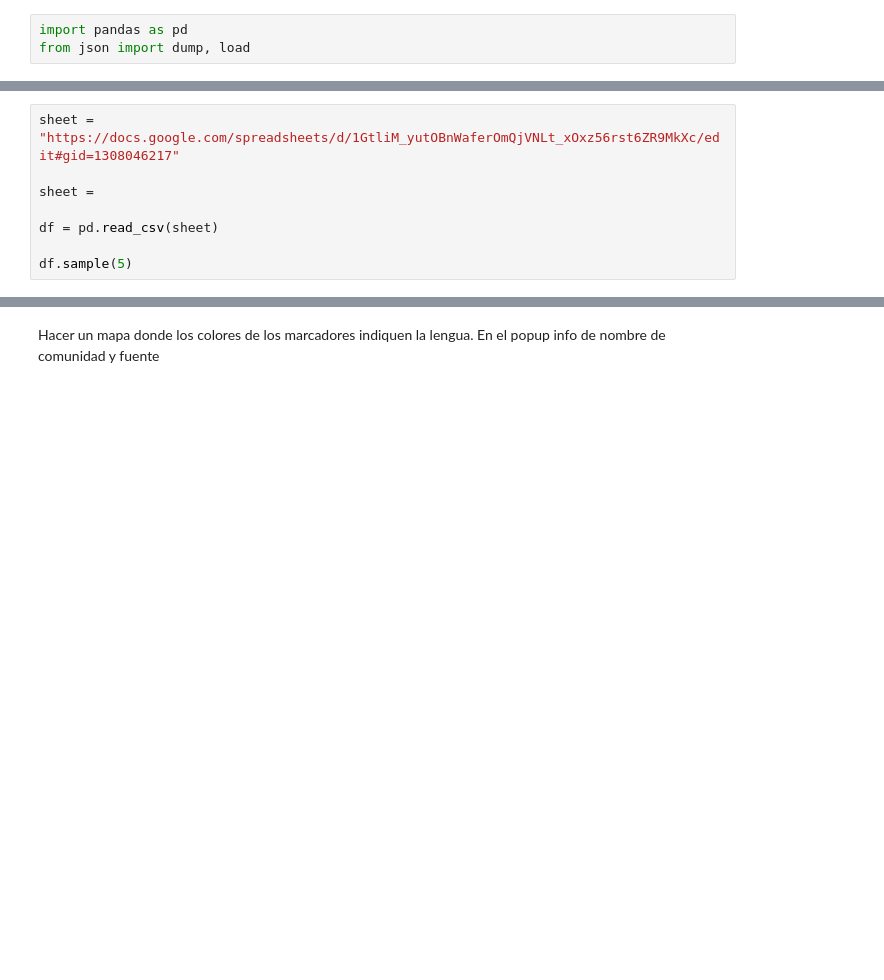
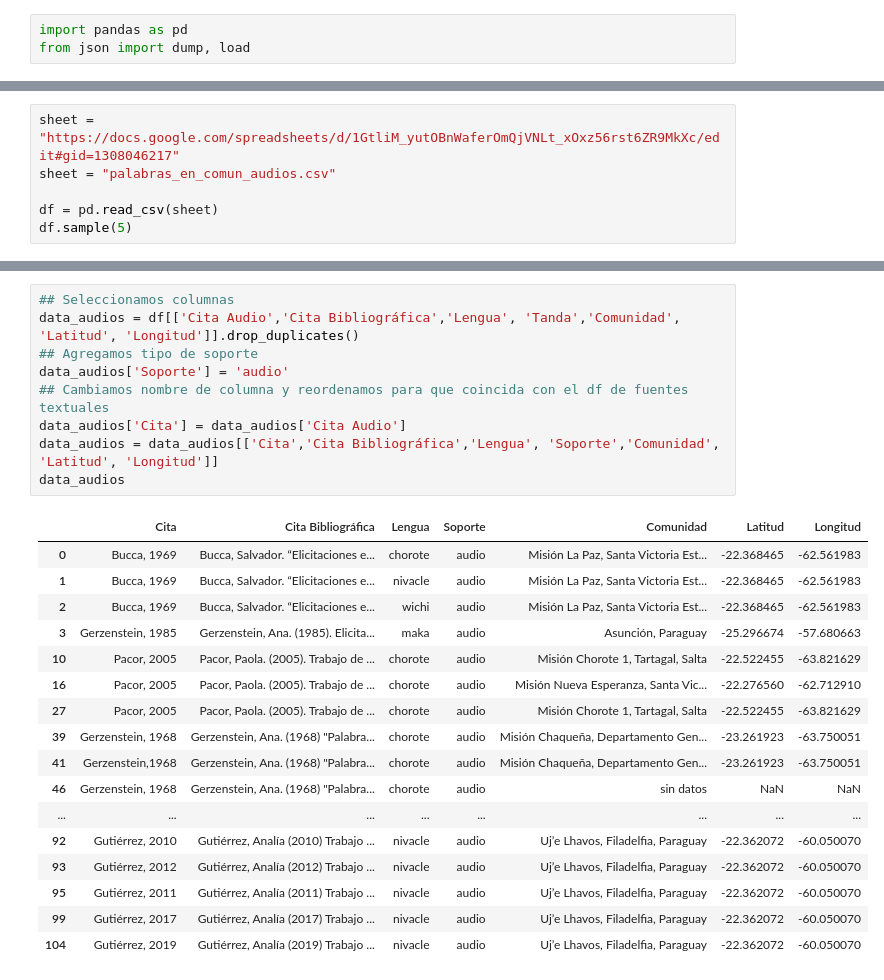
Before and after one commit to nidiah/PICT-2020, a Jupyter notebook: update_source_map.ipynb, the cells around one changed output, grey strips where cells are left out. Saved outputs shown, nothing was run; the diff lists cells and outputs as text; blank space fills up the shorter version.

```diff
--- a/update_source_map.ipynb
+++ b/update_source_map.ipynb
@@ -15,8 +24,6 @@ from json import dump, load
 # %%
 sheet = "https://docs.google.com/spreadsheets/d/1GtliM_yutOBnWaferOmQjVNLt_xOxz56rst6ZR9MkXc/edit#gid=1308046217"
-
-sheet =
+sheet = "palabras_en_comun_audios.csv"
 
 df = pd.read_csv(sheet)
-
 df.sample(5)
@@ -23,2 +38,27 @@ df.sample(5)
-# %% [markdown]
-Hacer un mapa donde los colores de los marcadores indiquen la lengua. En el popup info de nombre de comunidad y fuente
+# %%
+## Seleccionamos columnas
+data_audios = df[['Cita Audio','Cita Bibliográfica','Lengua', 'Tanda','Comunidad', 'Latitud', 'Longitud']].drop_duplicates()
+## Agregamos tipo de soporte
+data_audios['Soporte'] = 'audio'
+## Cambiamos nombre de columna y reordenamos para que coincida con el df de fuentes textuales
+data_audios['Cita'] = data_audios['Cita Audio']
+data_audios = data_audios[['Cita','Cita Bibliográfica','Lengua', 'Soporte','Comunidad', 'Latitud', 'Longitud']]
+data_audios
+# %% [output]
+|  | Cita | Cita Bibliográfica | Lengua | Soporte | Comunidad | Latitud | Longitud |
+| 0 | Bucca, 1969 | Bucca, Salvador. “Elicitaciones e... | chorote | audio | Misión La Paz, Santa Victoria Est... | -22.368465 | -62.561983 |
+| 1 | Bucca, 1969 | Bucca, Salvador. “Elicitaciones e... | nivacle | audio | Misión La Paz, Santa Victoria Est... | -22.368465 | -62.561983 |
+| 2 | Bucca, 1969 | Bucca, Salvador. “Elicitaciones e... | wichi | audio | Misión La Paz, Santa Victoria Est... | -22.368465 | -62.561983 |
+| 3 | Gerzenstein, 1985 | Gerzenstein, Ana. (1985). Elicita... | maka | audio | Asunción, Paraguay | -25.296674 | -57.680663 |
+| 10 | Pacor, 2005 | Pacor, Paola. (2005). Trabajo de ... | chorote | audio | Misión Chorote 1, Tartagal, Salta | -22.522455 | -63.821629 |
+| 16 | Pacor, 2005 | Pacor, Paola. (2005). Trabajo de ... | chorote | audio | Misión Nueva Esperanza, Santa Vic... | -22.276560 | -62.712910 |
+| 27 | Pacor, 2005 | Pacor, Paola. (2005). Trabajo de ... | chorote | audio | Misión Chorote 1, Tartagal, Salta | -22.522455 | -63.821629 |
+| 39 | Gerzenstein, 1968 | Gerzenstein, Ana. (1968) "Palabra... | chorote | audio | Misión Chaqueña, Departamento Gen... | -23.261923 | -63.750051 |
+| 41 | Gerzenstein,1968 | Gerzenstein, Ana. (1968) "Palabra... | chorote | audio | Misión Chaqueña, Departamento Gen... | -23.261923 | -63.750051 |
+| 46 | Gerzenstein, 1968 | Gerzenstein, Ana. (1968) "Palabra... | chorote | audio | sin datos | NaN | NaN |
+| ... | ... | ... | ... | ... | ... | ... | ... |
+| 92 | Gutiérrez, 2010 | Gutiérrez, Analía (2010) Trabajo ... | nivacle | audio | Uj’e Lhavos, Filadelfia, Paraguay | -22.362072 | -60.050070 |
+| 93 | Gutiérrez, 2012 | Gutiérrez, Analía (2012) Trabajo ... | nivacle | audio | Uj’e Lhavos, Filadelfia, Paraguay | -22.362072 | -60.050070 |
+| 95 | Gutiérrez, 2011 | Gutiérrez, Analía (2011) Trabajo ... | nivacle | audio | Uj’e Lhavos, Filadelfia, Paraguay | -22.362072 | -60.050070 |
+| 99 | Gutiérrez, 2017 | Gutiérrez, Analía (2017) Trabajo ... | nivacle | audio | Uj’e Lhavos, Filadelfia, Paraguay | -22.362072 | -60.050070 |
+| 104 | Gutiérrez, 2019 | Gutiérrez, Analía (2019) Trabajo ... | nivacle | audio | Uj’e Lhavos, Filadelfia, Paraguay | -22.362072 | -60.050070 |
```
Also changed, not shown: parts of 13 cells of this notebook, 2 other files.
